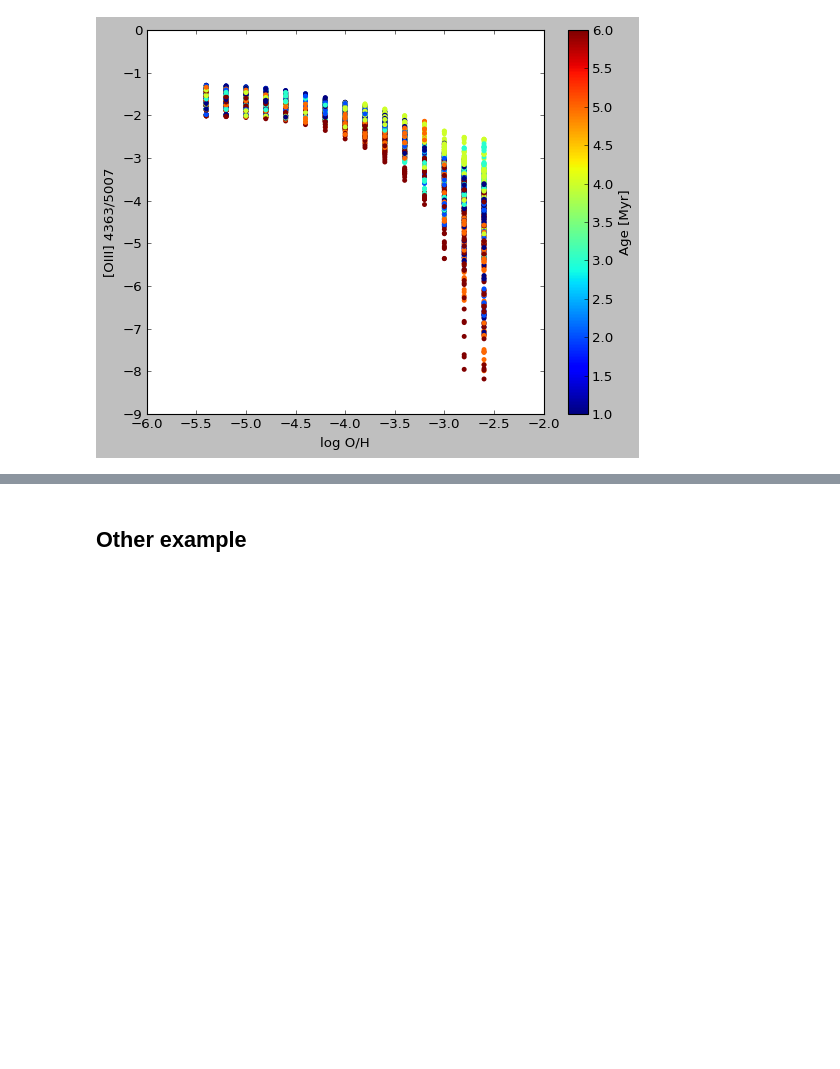
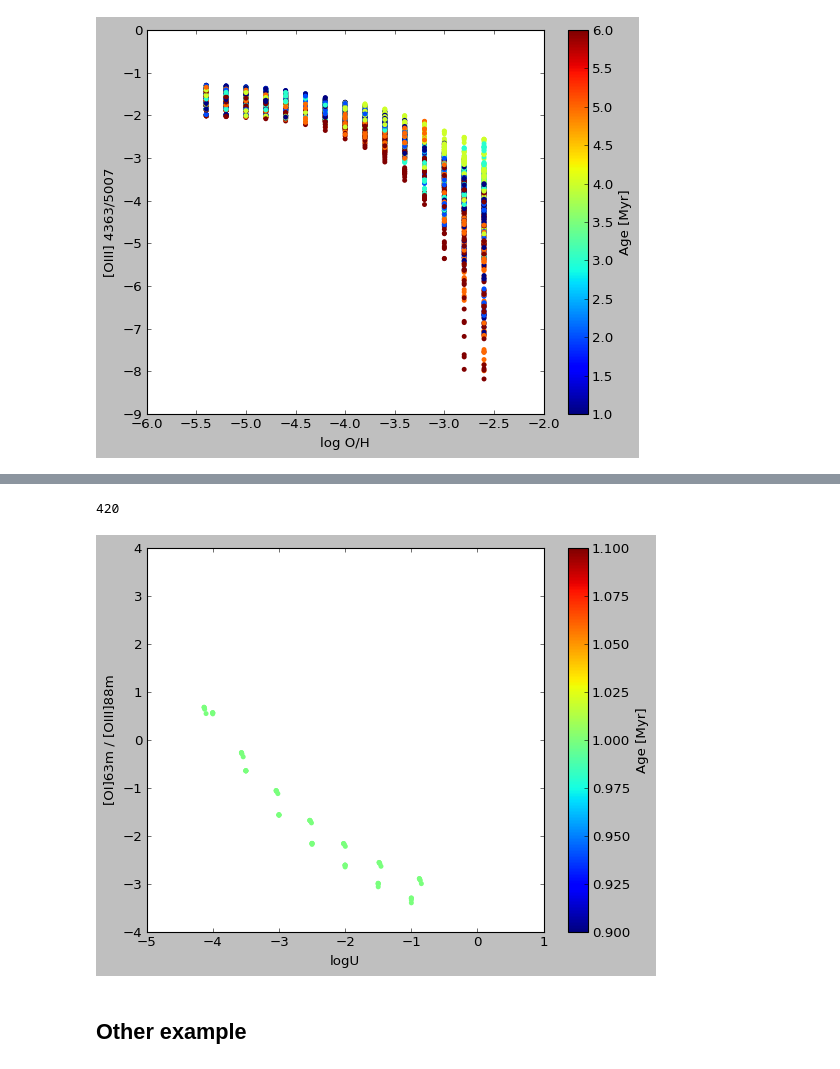
Before and after one commit to Morisset/Cloudy_Summer_School, a Jupyter notebook: Notebooks/explore_3MdB.ipynb, the cells around one changed output, grey strips where cells are left out. Cells and saved outputs as stored; diff of their text form; code cells hidden in the pictures; blank space fills up the shorter version.

```diff
--- a/Notebooks/explore_3MdB.ipynb
+++ b/Notebooks/explore_3MdB.ipynb
@@ -125,3 +153,22 @@ cb.set_label('Age [Myr]')
+# %%
+mask1 = res4['age'] == 1e6
+mask2 = res4['O'] == -4
+print(mask2.sum())
+mask = mask1 & mask2
+res4b = res4[mask]
+f, ax = plt.subplots()
+cax = ax.scatter(res4b['logU_mean'],
+           np.log10(res4b['O1IR']/res4b['O3IR']),
+          c=res4b['age']/1e6, edgecolor='');
+ax.set_xlabel('logU')
+ax.set_ylabel('[OI]63m / [OIII]88m')
+cb = plt.colorbar(cax)
+cb.set_label('Age [Myr]')
+ax.set_xlim((-5, 1))
+ax.set_ylim((-4, 4));
+# %% [output]
+420
+[figure, added]
 # %% [markdown]
 ## Other example
 # %%
```
Also changed, not shown: parts of 3 cells of this notebook.
